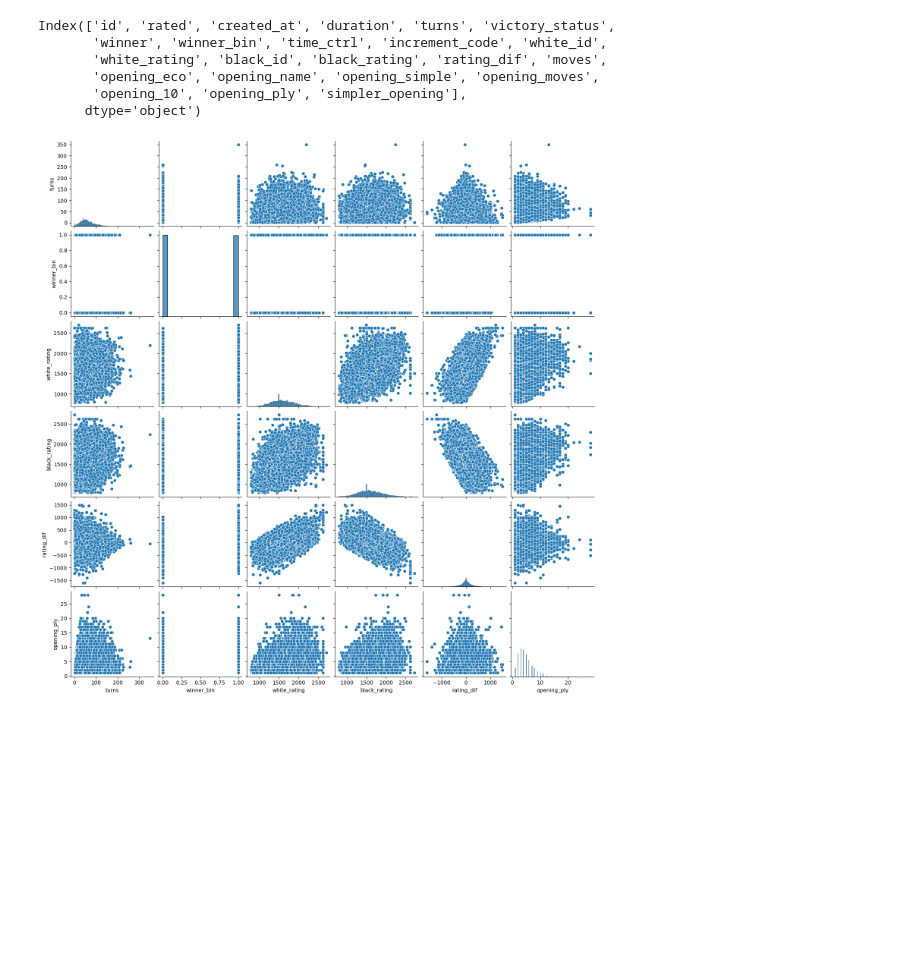
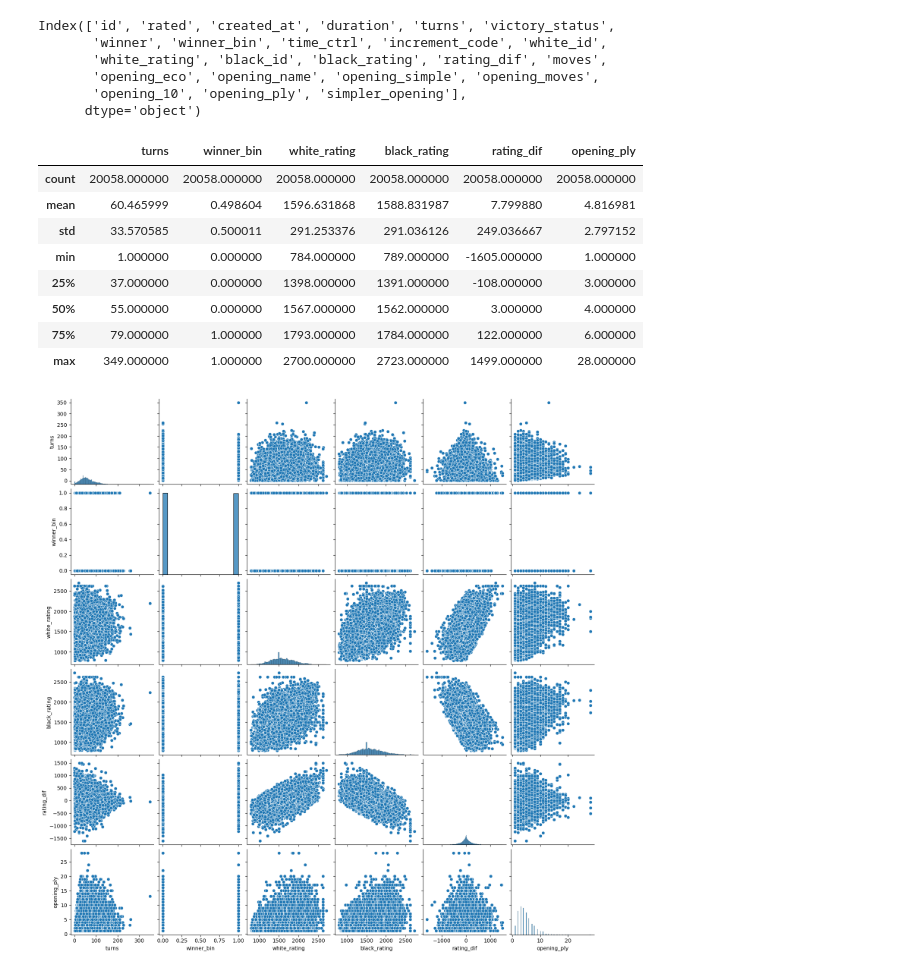
Before and after one commit to Whereiswald0/chess_opening_analysis-LHL-proj-, a Jupyter notebook: src/jupyter_notebooks/analysis_and_visuals.ipynb, the cells around one changed output. Drawn from its saved outputs; the diff is of its cells as text; code cells hidden in the pictures; blank space fills up the shorter version.

```diff
--- a/src/jupyter_notebooks/analysis_and_visuals.ipynb
+++ b/src/jupyter_notebooks/analysis_and_visuals.ipynb
@@ -23,6 +23,19 @@ Index(['id', 'rated', 'created_at', 'duration', 'turns', 'victory_status',
        'opening_eco', 'opening_name', 'opening_simple', 'opening_moves',
        'opening_10', 'opening_ply', 'simpler_opening'],
       dtype='object')
+# %%
+games.describe()
+#while there is a large range for many of these, none of them fall outside of expected results for chess games
+# %% [output]
+|  | turns | winner_bin | white_rating | black_rating | rating_dif | opening_ply |
+| count | 20058.000000 | 20058.000000 | 20058.000000 | 20058.000000 | 20058.000000 | 20058.000000 |
+| mean | 60.465999 | 0.498604 | 1596.631868 | 1588.831987 | 7.799880 | 4.816981 |
+| std | 33.570585 | 0.500011 | 291.253376 | 291.036126 | 249.036667 | 2.797152 |
+| min | 1.000000 | 0.000000 | 784.000000 | 789.000000 | -1605.000000 | 1.000000 |
+| 25% | 37.000000 | 0.000000 | 1398.000000 | 1391.000000 | -108.000000 | 3.000000 |
+| 50% | 55.000000 | 0.000000 | 1567.000000 | 1562.000000 | 3.000000 | 4.000000 |
+| 75% | 79.000000 | 1.000000 | 1793.000000 | 1784.000000 | 122.000000 | 6.000000 |
+| max | 349.000000 | 1.000000 | 2700.000000 | 2723.000000 | 1499.000000 | 28.000000 |
 # %%
 games_c = games[['turns','winner_bin','white_rating','black_rating','rating_dif','opening_ply']]
 # %%
```
Also changed, not shown: parts of 14 cells of this notebook, 3 other files.
